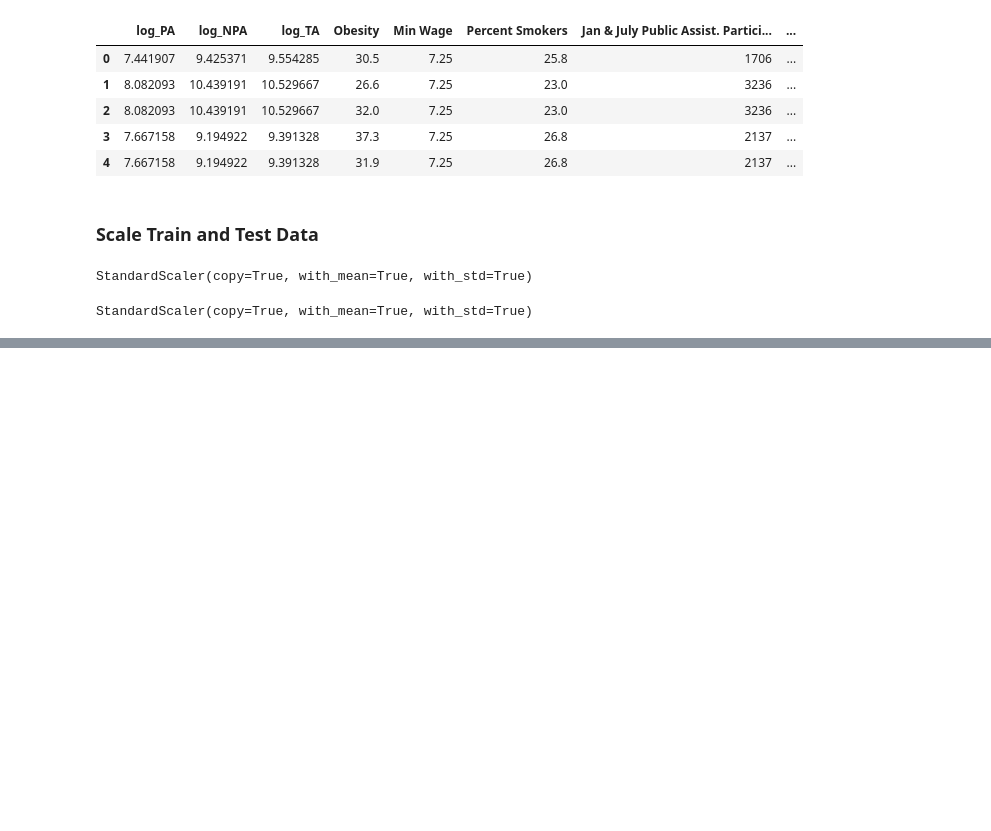
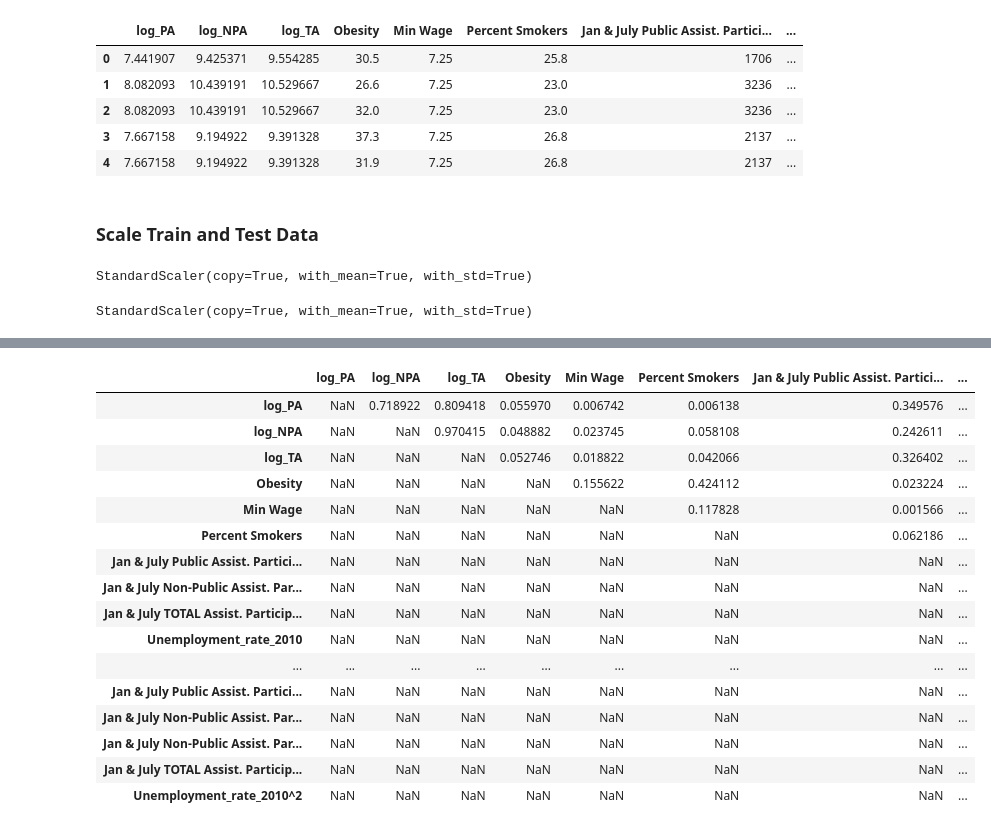
Before and after one commit to aulorbe/Life-Expectancy-In-The-US, a Jupyter notebook: feature_engineering.ipynb, the cells around one changed output, grey strips where cells are left out. Saved outputs shown, nothing was run; the diff lists cells and outputs as text; code cells hidden in the pictures; blank space fills up the shorter version.

Commit message:
feature selection with filter and wrapper methods

```diff
--- a/feature_engineering.ipynb
+++ b/feature_engineering.ipynb
@@ -163,0 +171,10 @@ X_test_final
+# %%
+
+# Pass in scaled x test with dummies
+poly_X_test = pd.DataFrame(poly.fit_transform(X_test_final), columns=poly.get_feature_names(X_test_final.columns))
+
+# To see all the columns
+pd.set_option('display.max_columns', 500)
+
+# Check out the data
+poly_X_test.head()
@@ -163,0 +254,30 @@ X_test_final
+# %%
+# Create correlation matrix
+corr_matrix = features_selected_train.corr().abs()
+
+# Select upper triangle of correlation matrix
+upper = corr_matrix.where(np.triu(np.ones(corr_matrix.shape), k=1).astype(np.bool))
+
+# Find index of feature columns with correlation greater than 0.95
+to_drop = [column for column in upper.columns if any(upper[column] > 0.95)]
+# %%
+# Looking at the upper triangle of the correlation matrix
+upper
+# %% [output]
+|  | log_PA | log_NPA | log_TA | Obesity | Min Wage | Percent Smokers | Jan & July Public Assist. Partici... | ... |
+| log_PA | NaN | 0.718922 | 0.809418 | 0.055970 | 0.006742 | 0.006138 | 0.349576 | ... |
+| log_NPA | NaN | NaN | 0.970415 | 0.048882 | 0.023745 | 0.058108 | 0.242611 | ... |
+| log_TA | NaN | NaN | NaN | 0.052746 | 0.018822 | 0.042066 | 0.326402 | ... |
+| Obesity | NaN | NaN | NaN | NaN | 0.155622 | 0.424112 | 0.023224 | ... |
+| Min Wage | NaN | NaN | NaN | NaN | NaN | 0.117828 | 0.001566 | ... |
+| Percent Smokers | NaN | NaN | NaN | NaN | NaN | NaN | 0.062186 | ... |
+| Jan & July Public Assist. Partici... | NaN | NaN | NaN | NaN | NaN | NaN | NaN | ... |
+| Jan & July Non-Public Assist. Par... | NaN | NaN | NaN | NaN | NaN | NaN | NaN | ... |
+| Jan & July TOTAL Assist. Particip... | NaN | NaN | NaN | NaN | NaN | NaN | NaN | ... |
+| Unemployment_rate_2010 | NaN | NaN | NaN | NaN | NaN | NaN | NaN | ... |
+| ... | ... | ... | ... | ... | ... | ... | ... | ... |
+| Jan & July Public Assist. Partici... | NaN | NaN | NaN | NaN | NaN | NaN | NaN | ... |
+| Jan & July Non-Public Assist. Par... | NaN | NaN | NaN | NaN | NaN | NaN | NaN | ... |
+| Jan & July Non-Public Assist. Par... | NaN | NaN | NaN | NaN | NaN | NaN | NaN | ... |
+| Jan & July TOTAL Assist. Particip... | NaN | NaN | NaN | NaN | NaN | NaN | NaN | ... |
+| Unemployment_rate_2010^2 | NaN | NaN | NaN | NaN | NaN | NaN | NaN | ... |
```
Also changed, not shown: parts of 36 cells of this notebook.
